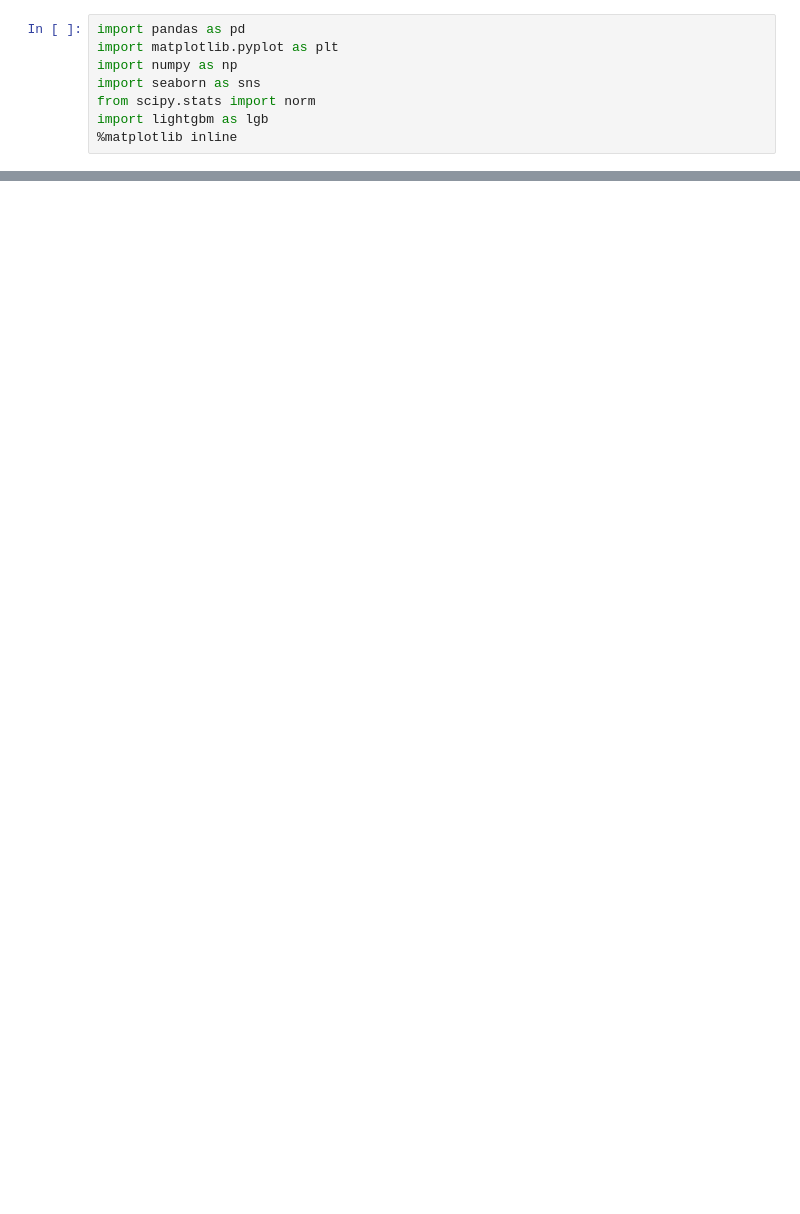
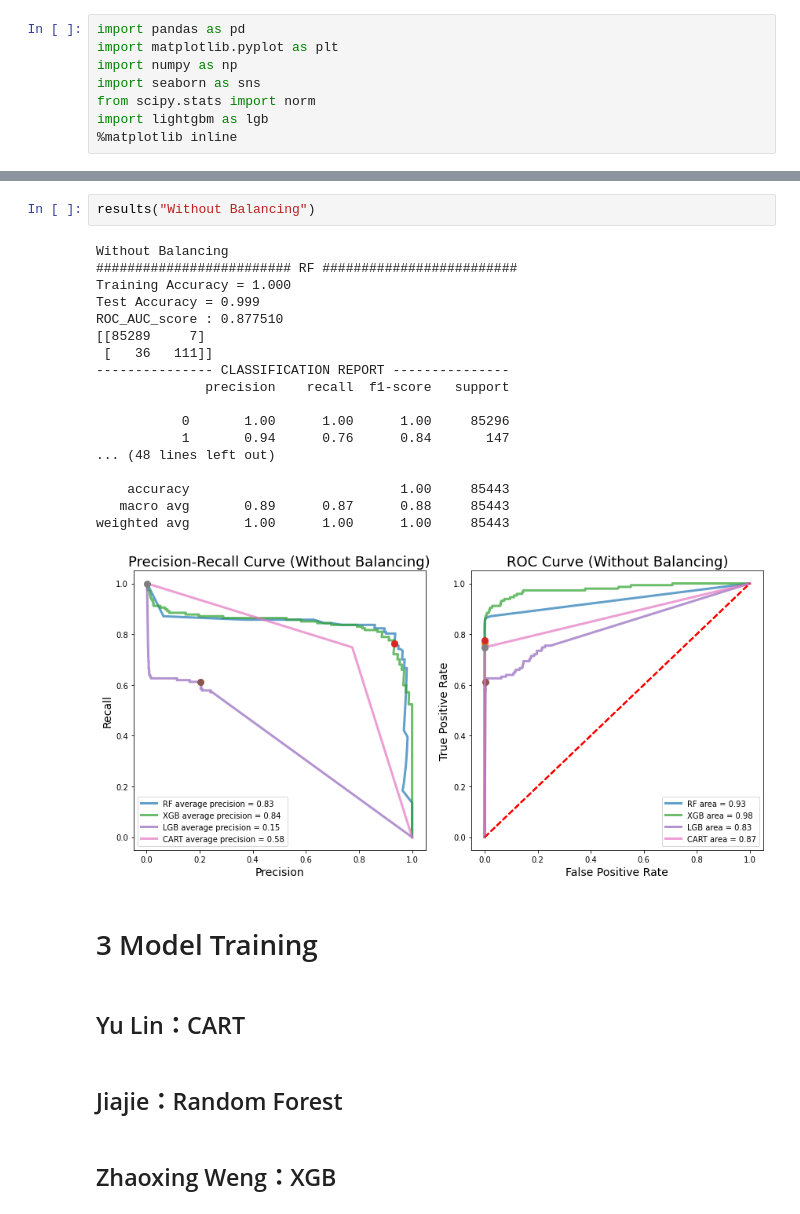
Before and after one commit to huangcoder/python, a Jupyter notebook: Credit_card_fraud_detection.ipynb, the cells around one changed output, grey strips where cells are left out. Drawn from its saved outputs; the diff is of its cells as text; blank space fills up the shorter version.

```diff
--- a/Credit_card_fraud_detection.ipynb
+++ b/Credit_card_fraud_detection.ipynb
@@ -81,0 +221,29 @@ data.head()  ##Return the first 5 rows
+# %%
+results("Without Balancing")
+# %% [output]
+Without Balancing
+######################### RF #########################
+Training Accuracy = 1.000
+Test Accuracy = 0.999
+ROC_AUC_score : 0.877510
+[[85289     7]
+ [   36   111]]
+--------------- CLASSIFICATION REPORT ---------------
+              precision    recall  f1-score   support
+
+           0       1.00      1.00      1.00     85296
+           1       0.94      0.76      0.84       147
+... (48 lines left out)
+
+    accuracy                           1.00     85443
+   macro avg       0.89      0.87      0.88     85443
+weighted avg       1.00      1.00      1.00     85443
+[figure, added]
+# %% [markdown]
+# 3 Model Training
+# %% [markdown]
+## Yu Lin：CART
+# %% [markdown]
+## Jiajie：Random Forest
+# %% [markdown]
+## Zhaoxing Weng：XGB
```
Also changed, not shown: parts of 19 cells of this notebook.
